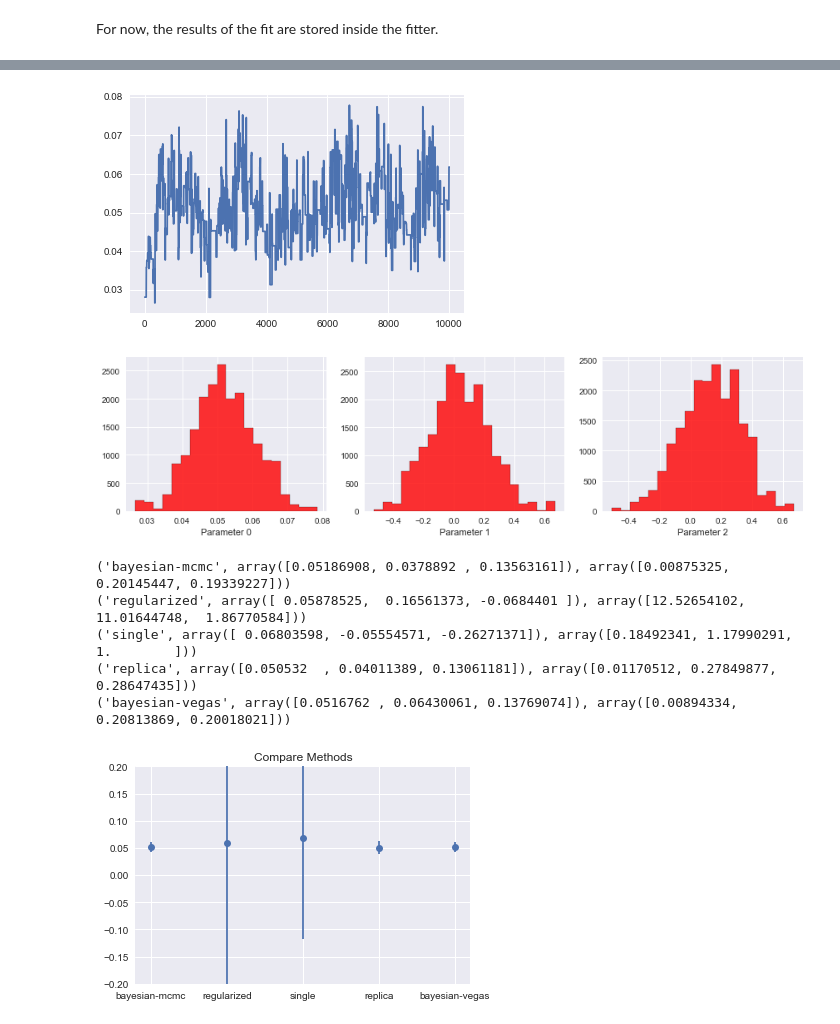
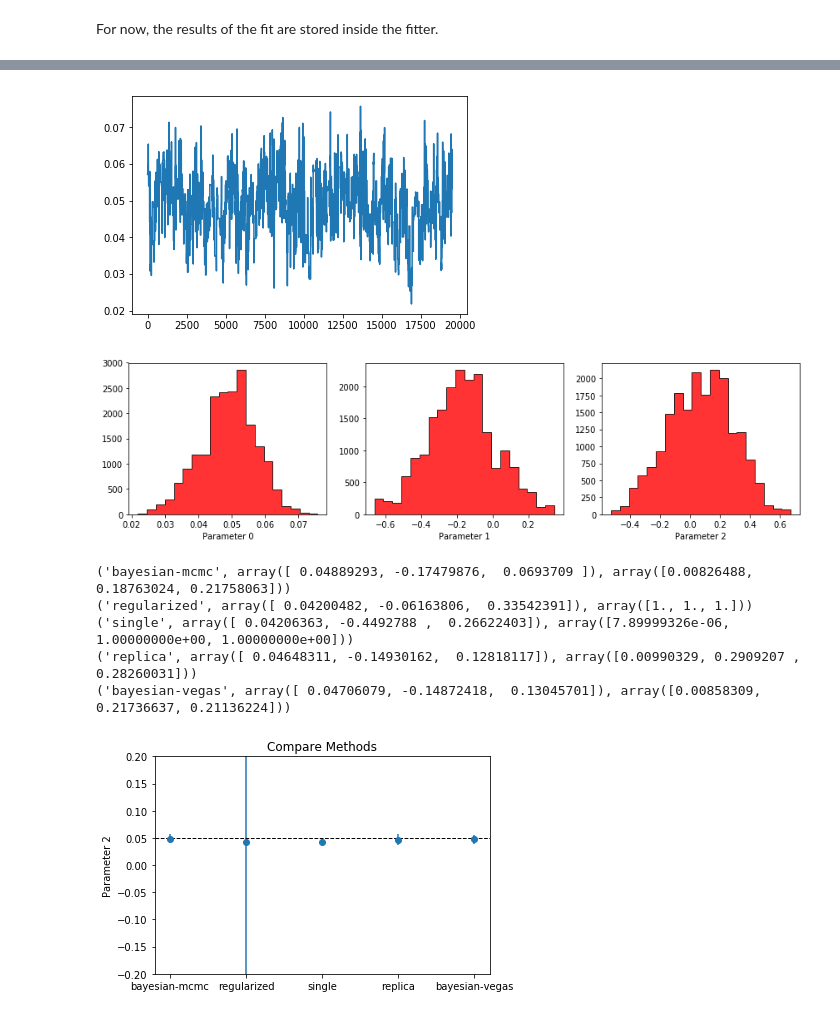
Before and after one commit to dmriser/amet, a Jupyter notebook: examples/01_basic_fitting.ipynb, the cells around one changed output, grey strips where cells are left out. Drawn from its saved outputs; the diff is of its cells as text; code cells hidden in the pictures.

Commit message:
Updating tests, adding FitResult

```diff
--- a/examples/01_basic_fitting.ipynb
+++ b/examples/01_basic_fitting.ipynb
@@ -65,8 +65,10 @@ fitters['bayesian-mcmc'] = fitter.BayesianMCMCFitter(model=model,
                                                       bounds=bounds,
                                                     n_iterations=20000)
 # %%
+results = {}
+
 for name in fitters.keys():
-    fitters[name].fit(phi, value, error)
+    results[name] = fitters[name].fit(phi, value, error)
 # %% [markdown]
 For now, the results of the fit are stored inside the fitter.
 # %%
@@ -107,38 +109,37 @@ plt.savefig('image/mcmc-kde.pdf', bbox_inches='tight')
 # %%
-plt.plot(fitters['bayesian-mcmc'].samples[10000:,0], linestyle='-')
+plt.plot(results['bayesian-mcmc'].samples[:,0], linestyle='-')
 plt.savefig('image/mcmc-trace0.pdf', bbox_inches='tight')
 # %% [output]
-[figure, old version]
+[figure, new version]
 # %%
-plotter.plot_parameter_histogram(fitters['bayesian-mcmc'].samples,
+plotter.plot_parameter_histogram(results['bayesian-mcmc'].samples,
                                  bins=20)
 plt.savefig('image/mcmc-hist.pdf', bbox_inches='tight')
 # %% [output]
-[figure, old version]
+[figure, new version]
 # %%
-for name in fitters.keys():
-    print(name, fitters[name].fit_parameters, fitters[name].fit_errors)
+for name in results.keys():
+    print(name, results[name].fit_parameters, results[name].fit_errors)
 # %% [output]
-('bayesian-mcmc', array([0.05186908, 0.0378892 , 0.13563161]), array([0.00875325, 0.20145447, 0.19339227]))
-('regularized', array([ 0.05878525,  0.16561373, -0.0684401 ]), array([12.52654102, 11.01644748,  1.86770584]))
-('single', array([ 0.06803598, -0.05554571, -0.26271371]), array([0.18492341, 1.17990291, 1.        ]))
-('replica', array([0.050532  , 0.04011389, 0.13061181]), array([0.01170512, 0.27849877, 0.28647435]))
-('bayesian-vegas', array([0.0516762 , 0.06430061, 0.13769074]), array([0.00894334, 0.20813869, 0.20018021]))
+('bayesian-mcmc', array([ 0.04889293, -0.17479876,  0.0693709 ]), array([0.00826488, 0.18763024, 0.21758063]))
+('regularized', array([ 0.04200482, -0.06163806,  0.33542391]), array([1., 1., 1.]))
+('single', array([ 0.04206363, -0.4492788 ,  0.26622403]), array([7.89999326e-06, 1.00000000e+00, 1.00000000e+00]))
+('replica', array([ 0.04648311, -0.14930162,  0.12818117]), array([0.00990329, 0.2909207 , 0.28260031]))
+('bayesian-vegas', array([ 0.04706079, -0.14872418,  0.13045701]), array([0.00858309, 0.21736637, 0.21136224]))
 # %%
 fitter_names = [n for n in fitters.keys()]
-par_results = np.array([fitter.fit_parameters for fitter in fitters.values()])
-par_errors = np.array([fitter.fit_errors for fitter in fitters.values()])
+par_results = np.array([fitter.fit_parameters for fitter in results.values()])
+par_errors = np.array([fitter.fit_errors for fitter in results.values()])
 # %%
 plt.errorbar(x=fitter_names, y=par_results[:,0], yerr=par_errors[:,0],
             linestyle='', marker='o')
 plt.ylim([-0.2, 0.2])
 plt.title('Compare Methods')
 plt.ylabel('Parameter 2')
-
-
+plt.axhline(parameters[0], linestyle='--', color='black', linewidth=1)
 plt.savefig('image/compare-methods-par0.pdf', bbox_inches='tight')
 # %% [output]
-[figure, old version]
+[figure, new version]
 # %%
 plt.errorbar(x=fitter_names, y=par_results[:,1], yerr=par_errors[:,1],
             linestyle='', marker='o')
```
Also changed, not shown: parts of 9 cells of this notebook, 14 other files.
